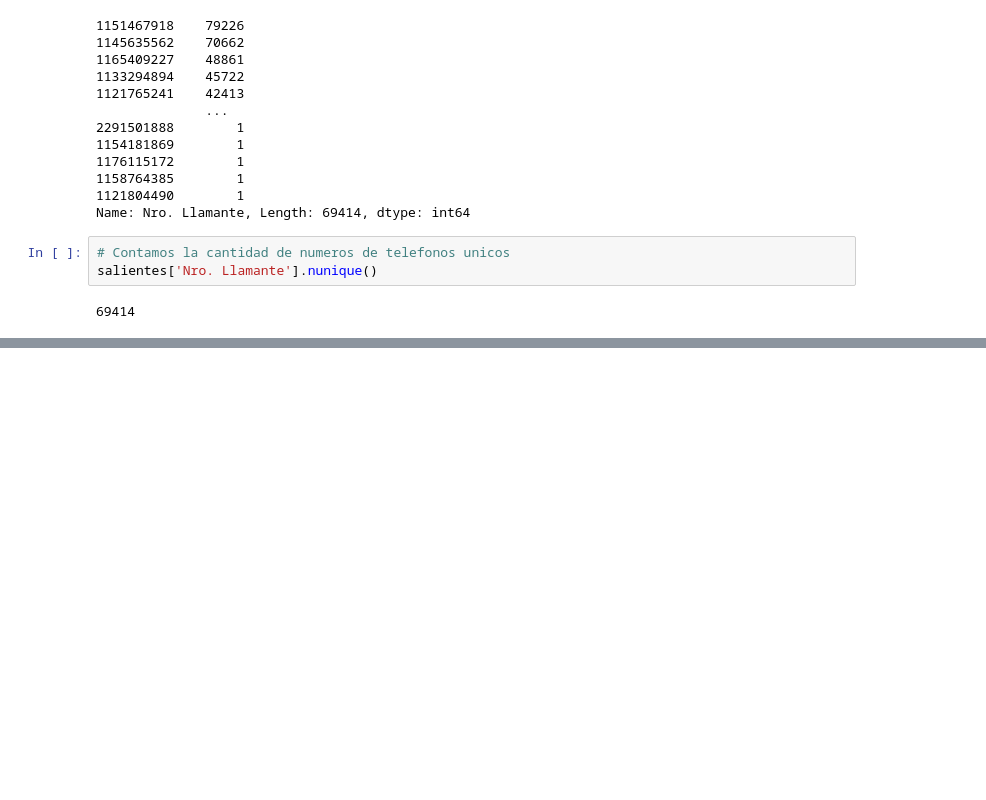
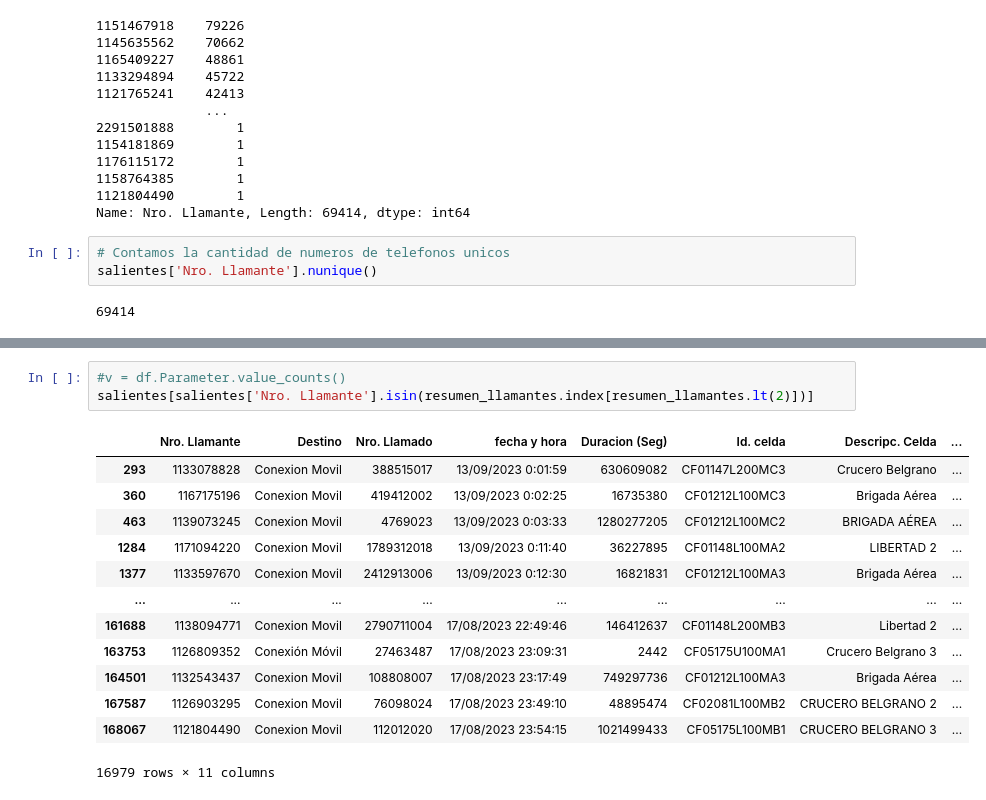
Before and after one commit to raulrm/juzfedlom, a Jupyter notebook: proceso.ipynb, the cells around one changed output, grey strips where cells are left out. Cells and saved outputs as stored; diff of their text form; blank space fills up the shorter version.

```diff
--- a/proceso.ipynb
+++ b/proceso.ipynb
@@ -92,0 +92,17 @@ salientes.sample(15)
+# %%
+#v = df.Parameter.value_counts()
+salientes[salientes['Nro. Llamante'].isin(resumen_llamantes.index[resumen_llamantes.lt(2)])]
+# %% [output]
+|  | Nro. Llamante | Destino | Nro. Llamado | fecha y hora | Duracion (Seg) | Id. celda | Descripc. Celda | ... |
+| 293 | 1133078828 | Conexion Movil | 388515017 | 13/09/2023 0:01:59 | 630609082 | CF01147L200MC3 | Crucero Belgrano | ... |
+| 360 | 1167175196 | Conexion Movil | 419412002 | 13/09/2023 0:02:25 | 16735380 | CF01212L100MC3 | Brigada Aérea | ... |
+| 463 | 1139073245 | Conexion Movil | 4769023 | 13/09/2023 0:03:33 | 1280277205 | CF01212L100MC2 | BRIGADA AÉREA | ... |
+| 1284 | 1171094220 | Conexion Movil | 1789312018 | 13/09/2023 0:11:40 | 36227895 | CF01148L100MA2 | LIBERTAD 2 | ... |
+| 1377 | 1133597670 | Conexion Movil | 2412913006 | 13/09/2023 0:12:30 | 16821831 | CF01212L100MA3 | Brigada Aérea | ... |
+| ... | ... | ... | ... | ... | ... | ... | ... | ... |
+| 161688 | 1138094771 | Conexion Movil | 2790711004 | 17/08/2023 22:49:46 | 146412637 | CF01148L200MB3 | Libertad 2 | ... |
+| 163753 | 1126809352 | Conexión Móvil | 27463487 | 17/08/2023 23:09:31 | 2442 | CF05175U100MA1 | Crucero Belgrano 3 | ... |
+| 164501 | 1132543437 | Conexion Movil | 108808007 | 17/08/2023 23:17:49 | 749297736 | CF01212L100MA3 | Brigada Aérea | ... |
+| 167587 | 1126903295 | Conexion Movil | 76098024 | 17/08/2023 23:49:10 | 48895474 | CF02081L100MB2 | CRUCERO BELGRANO 2 | ... |
+| 168067 | 1121804490 | Conexion Movil | 112012020 | 17/08/2023 23:54:15 | 1021499433 | CF05175L100MB1 | CRUCERO BELGRANO 3 | ... |
+16979 rows × 11 columns
```
Also changed, not shown: parts of 5 cells of this notebook.
